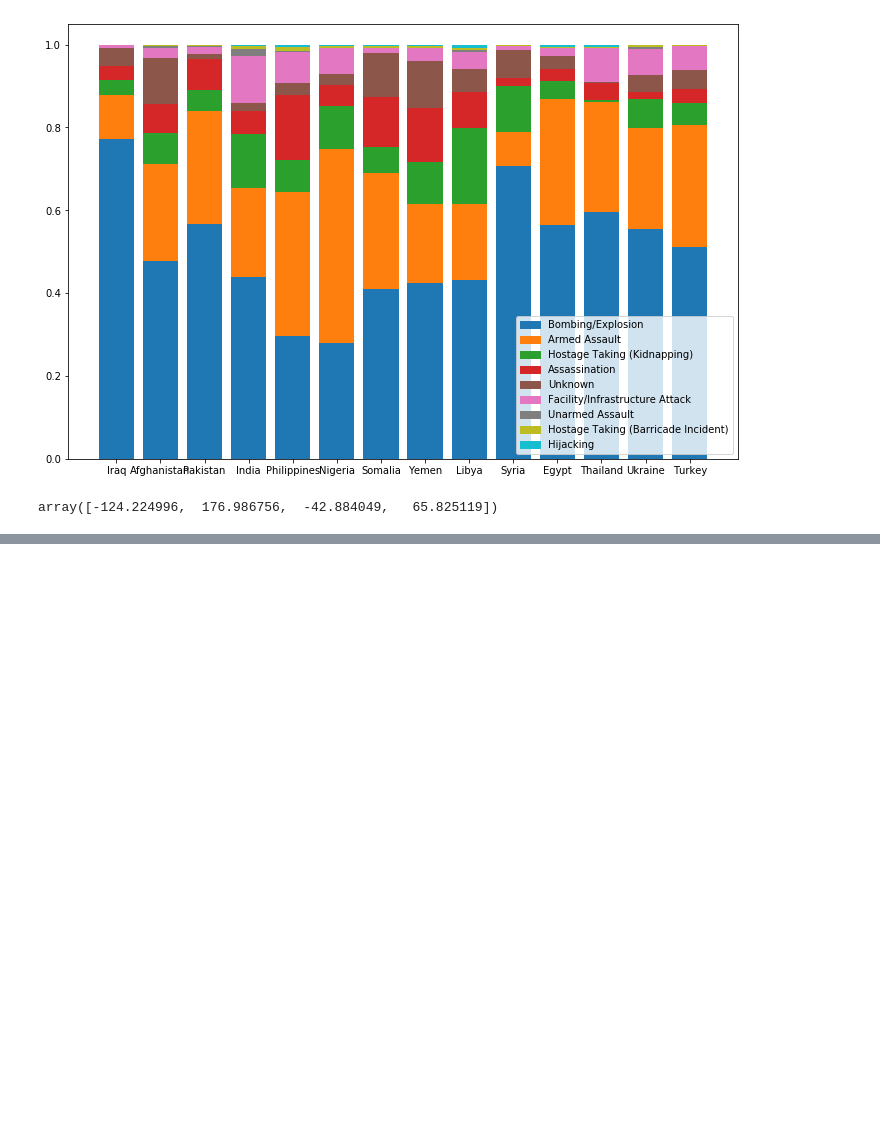
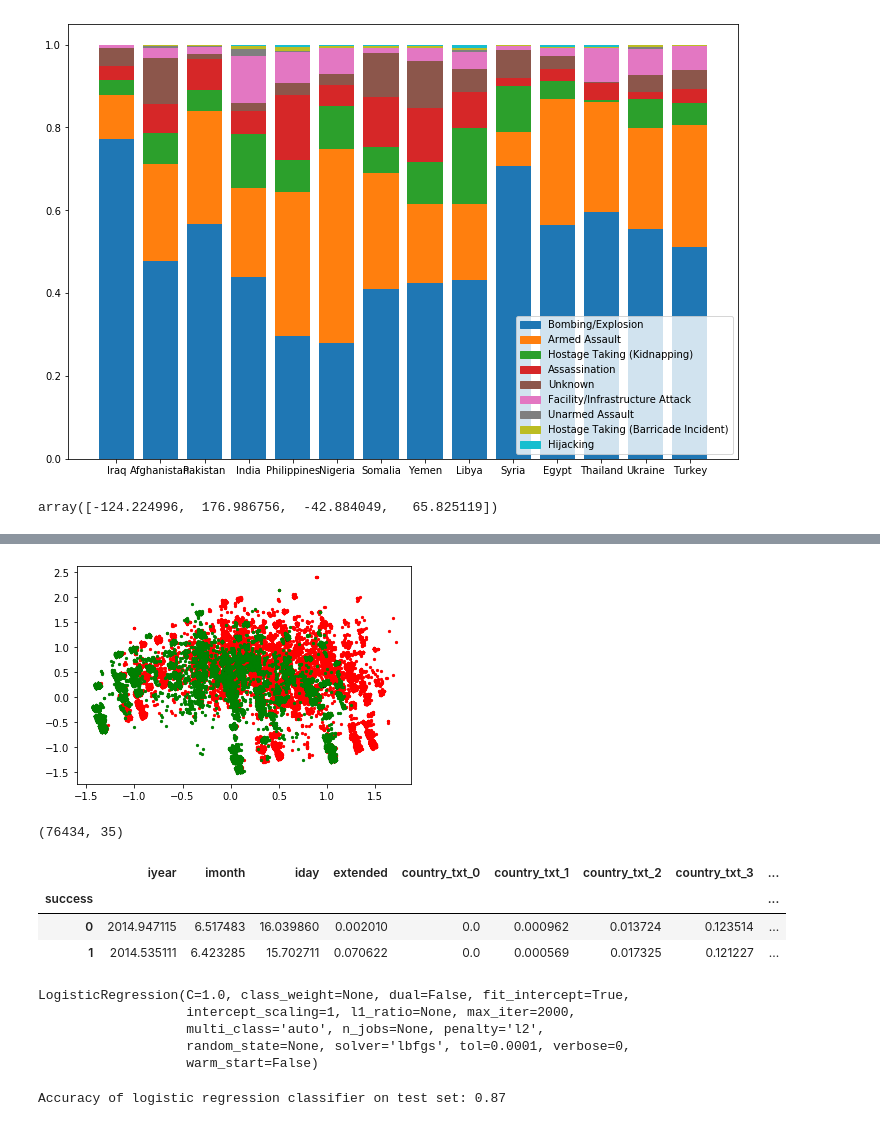
Before and after one commit to JoseGuzmanZamora/TerrorismDataAnalysis, a Jupyter notebook: terrorismoanalisis.ipynb, the cells around one changed output, grey strips where cells are left out. Drawn from its saved outputs; the diff is of its cells as text; code cells hidden in the pictures; blank space fills up the shorter version.

```diff
--- a/terrorismoanalisis.ipynb
+++ b/terrorismoanalisis.ipynb
@@ -533,0 +673,29 @@ colores_d.head()
+# %%
+from sklearn.preprocessing import MinMaxScaler
+variables = ['iyear', 'imonth', 'iday',
+            'nperps']
+
+values = data_reduccion.loc[:,variables].values
+scaler = MinMaxScaler(feature_range=(0,1)).fit(values)
+normalized = scaler.transform(values)
+reducido = pd.DataFrame(normalized, columns=variables)
+# %%
+data_reduccion.reset_index(drop=True, inplace=True)
+reducido.reset_index(drop=True, inplace=True)
+
+data_reduccion.drop(variables, 1, inplace=True)
+data_reduccion = pd.concat([data_reduccion, reducido], axis=1)
+
+ys = ['success', 'type_Armed Assault', 'type_Assassination', 'type_Bombing/Explosion',
+     'type_Facility/Infrastructure Attack', 'type_Hijacking', 'type_Hostage Taking (Barricade Incident)',
+     'type_Hostage Taking (Kidnapping)', 'type_Unarmed Assault', 'type_Unknown']
+data_final_y = data_reduccion.loc[:,ys]
+data_final_x = data_reduccion.drop(ys, 1)
+# %%
+# ya esta todo listo para la reduccion de dimensionalidad
+
+from sklearn.decomposition import PCA, KernelPCA
+pca = PCA()
+x_pca = pca.fit_transform(data_final_x)
+x_pca = pd.DataFrame(x_pca)
+x_pca.head()
@@ -533,0 +714,4 @@ colores_d.head()
+# %%
+keep = x_pca.iloc[:,0:25]
+data_probar = pd.concat([keep, data_final_y], axis=1)
+data_probar.head()
@@ -533,0 +725,42 @@ colores_d.head()
+# %%
+%matplotlib inline
+
+targets = [0,1]
+colors = ['r', 'g']
+for target, color in zip(targets,colors):
+    indicesToKeep = data_probar['type_Bombing/Explosion'] == target
+    plt.scatter(x_pca.loc[indicesToKeep, 0]
+               , x_pca.loc[indicesToKeep, 1]
+               , c = color
+               , s = 5)
+# %% [output]
+[figure, added]
+# %%
+data_probar.shape
+# %% [output]
+(76434, 35)
+# %%
+data_final.groupby('success').mean()
+# %% [output]
+|  | iyear | imonth | iday | extended | country_txt_0 | country_txt_1 | country_txt_2 | country_txt_3 | ... |
+| success |  |  |  |  |  |  |  |  | ... |
+| 0 | 2014.947115 | 6.517483 | 16.039860 | 0.002010 | 0.0 | 0.000962 | 0.013724 | 0.123514 | ... |
+| 1 | 2014.535111 | 6.423285 | 15.702711 | 0.070622 | 0.0 | 0.000569 | 0.017325 | 0.121227 | ... |
+# %%
+from sklearn.linear_model import LogisticRegression
+from sklearn.model_selection import train_test_split
+from sklearn import metrics
+X_train, X_test, y_train, y_test = train_test_split(data_probar[X], data_probar[y], test_size=0.3, random_state=0)
+logreg = LogisticRegression(max_iter=2000)
+logreg.fit(X_train, y_train)
+# %% [output]
+LogisticRegression(C=1.0, class_weight=None, dual=False, fit_intercept=True,
+                   intercept_scaling=1, l1_ratio=None, max_iter=2000,
+                   multi_class='auto', n_jobs=None, penalty='l2',
+                   random_state=None, solver='lbfgs', tol=0.0001, verbose=0,
+                   warm_start=False)
+# %%
+y_pred = logreg.predict(X_test)
+print('Accuracy of logistic regression classifier on test set: {:.2f}'.format(logreg.score(X_test, y_test)))
+# %% [output]
+Accuracy of logistic regression classifier on test set: 0.87
```
Also changed, not shown: parts of 23 cells of this notebook, 1 other file.
